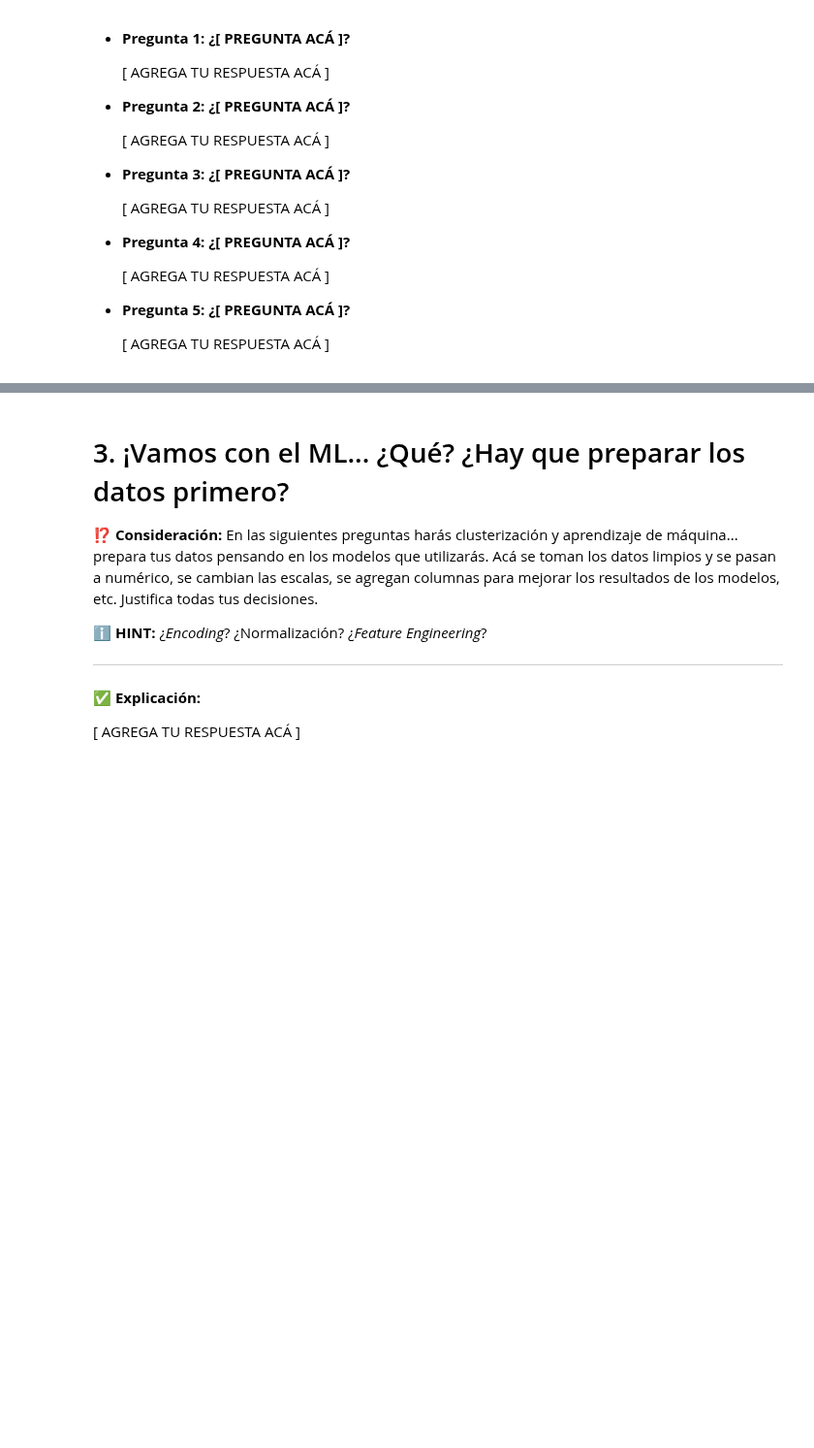
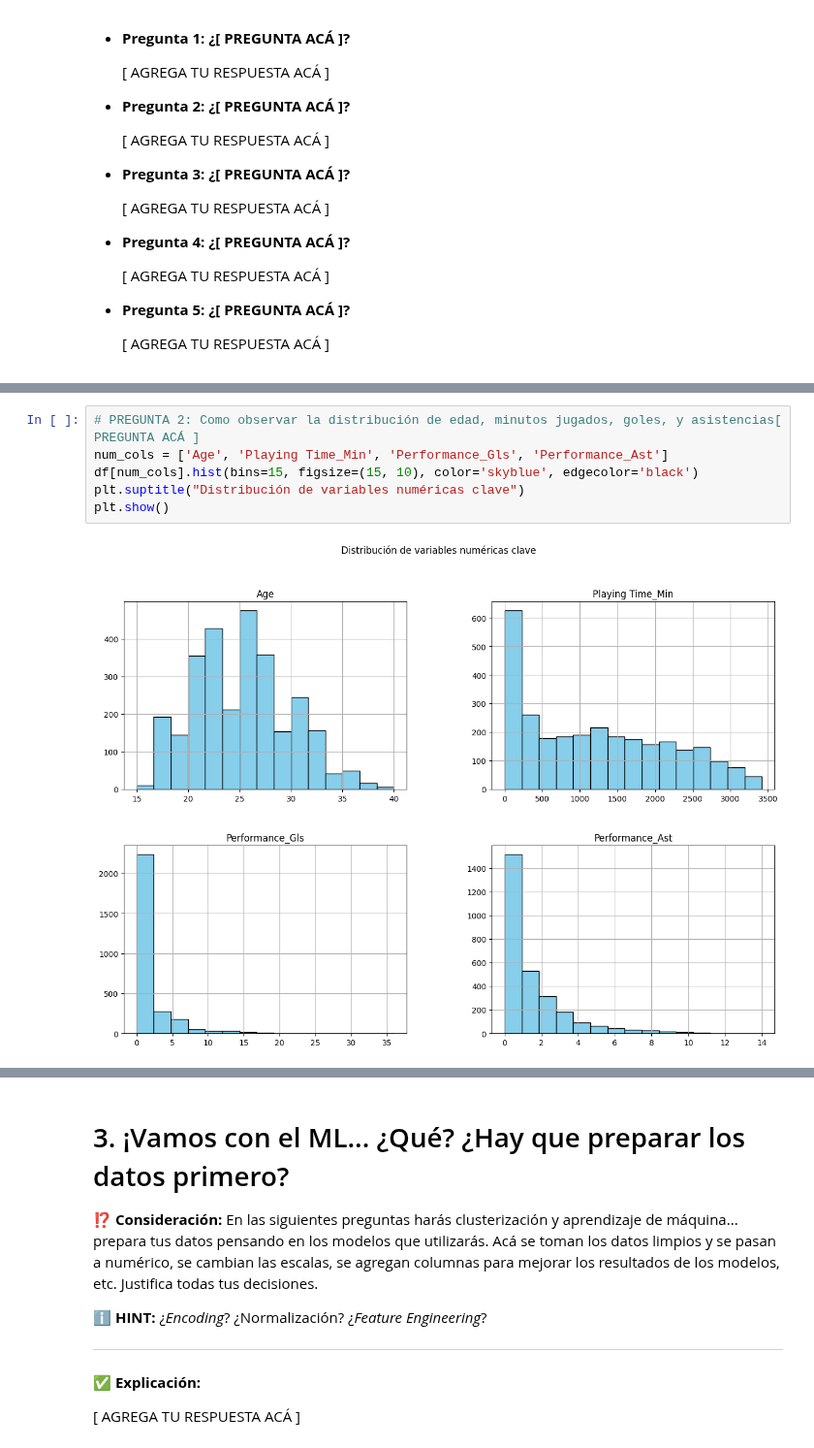
Before and after one commit to julvc/python_diplo, a Jupyter notebook: MP3.ipynb, the cells around one changed output, grey strips where cells are left out. Shown at 97% size. Drawn from its saved outputs; the diff is of its cells as text; blank space fills up the shorter version.

Commit message:
Pregunta 2 a nivel de codificacion terminada, se debe responder y argumentar lo solicitado en la pregunta 2

```diff
--- a/MP3.ipynb
+++ b/MP3.ipynb
@@ -425,0 +474,8 @@ df.describe()
+# %%
+# PREGUNTA 2: Como observar la distribución de edad, minutos jugados, goles, y asistencias[ PREGUNTA ACÁ ]
+num_cols = ['Age', 'Playing Time_Min', 'Performance_Gls', 'Performance_Ast']
+df[num_cols].hist(bins=15, figsize=(15, 10), color='skyblue', edgecolor='black')
+plt.suptitle("Distribución de variables numéricas clave")
+plt.show()
+# %% [output]
+[figure, added]
```
Also changed, not shown: parts of 13 cells of this notebook.
